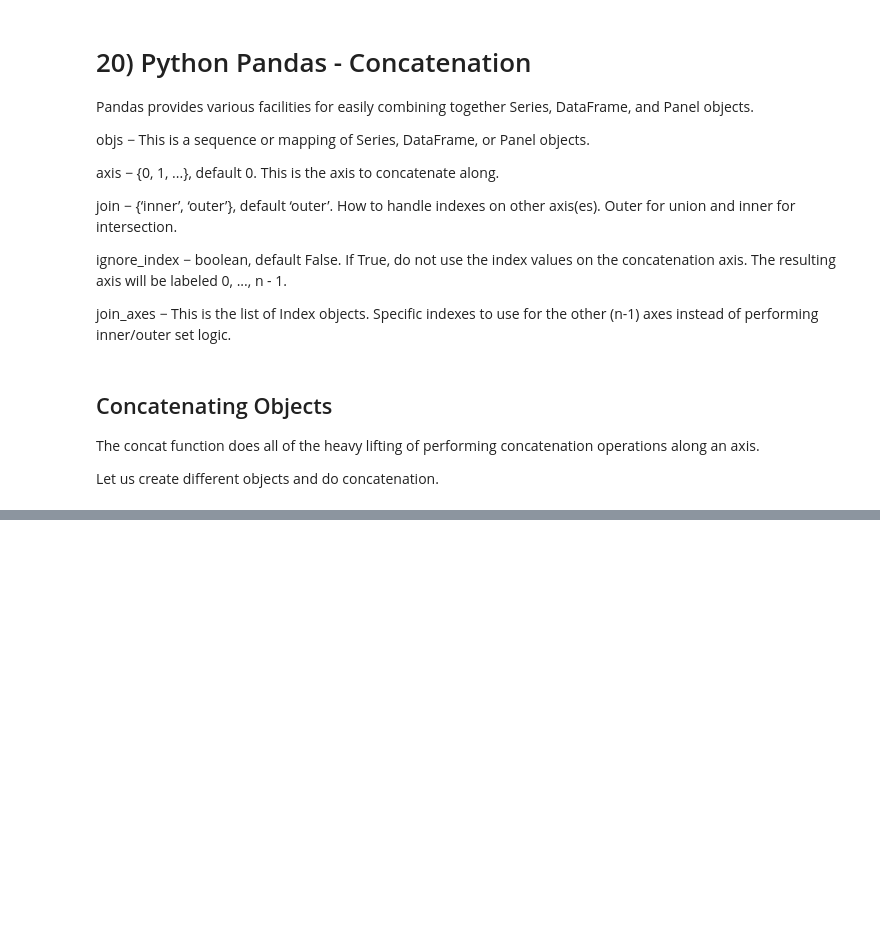
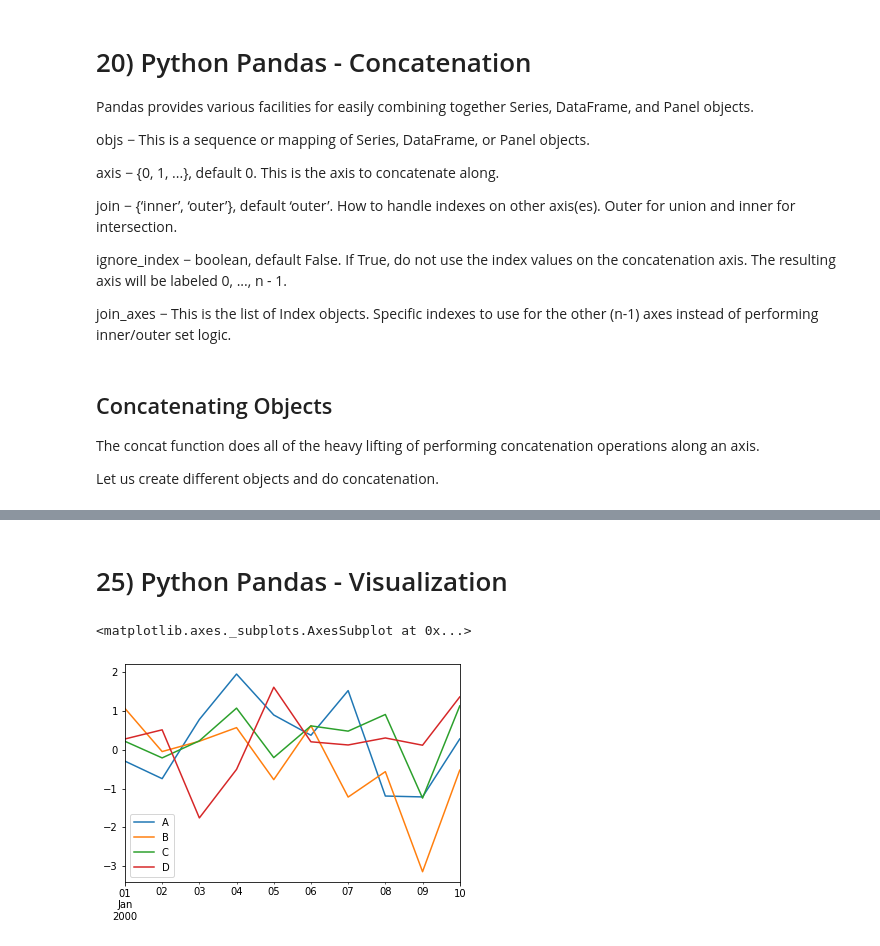
Before and after one commit to victoryapcheeann/pandas101, a Jupyter notebook: Pandas.ipynb, the cells around one changed output, grey strips where cells are left out. Saved outputs shown, nothing was run; the diff lists cells and outputs as text; code cells hidden in the pictures; blank space fills up the shorter version.

Commit message:
Completed pandas

```diff
--- a/Pandas.ipynb
+++ b/Pandas.ipynb
@@ -3310,0 +3764,10 @@ Let us create different objects and do concatenation.
+# %% [markdown]
+# 25) Python Pandas - Visualization
+# %%
+df = pd.DataFrame(np.random.randn(10,4),index=pd.date_range('1/1/2000',
+   periods=10), columns=list('ABCD'))
+
+df.plot()
+# %% [output]
+<matplotlib.axes._subplots.AxesSubplot at 0x...>
+[figure, added]
```
Also changed, not shown: parts of 85 cells of this notebook, 1 other file.
